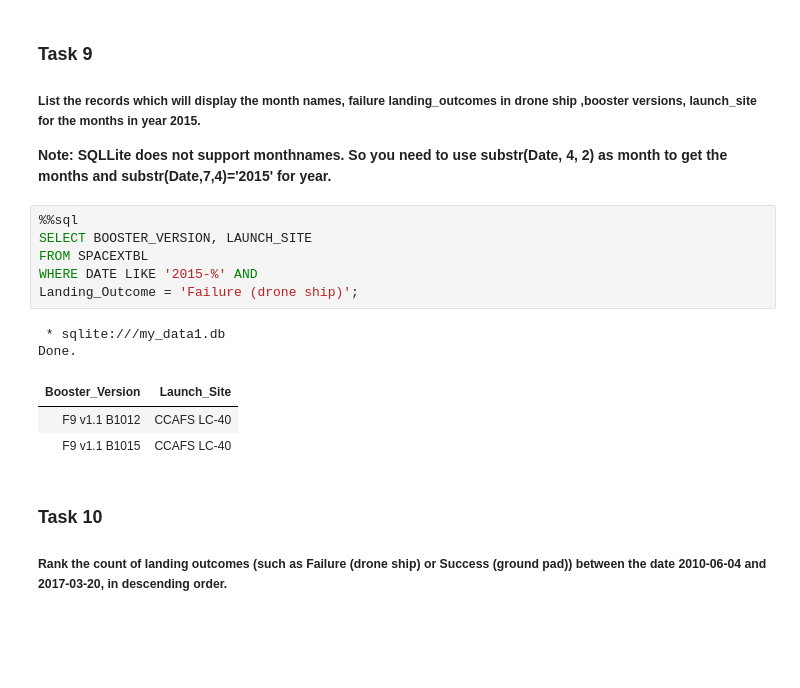
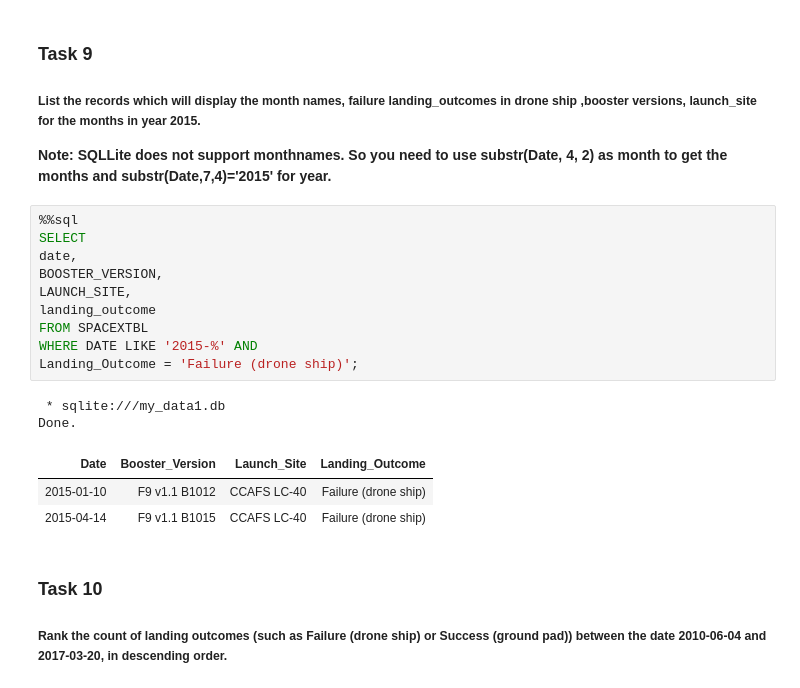
Before and after one commit to joaoperna/IBM-Data-Science-Certification, a Jupyter notebook: Curso 10/Modulo 2 jupyter-labs-eda-sql-coursera_sqllite.ipynb, the cells around one changed output. Saved outputs shown, nothing was run; the diff lists cells and outputs as text; blank space fills up the shorter version.

```diff
--- a/Curso 10/Modulo 2 jupyter-labs-eda-sql-coursera_sqllite.ipynb
+++ b/Curso 10/Modulo 2 jupyter-labs-eda-sql-coursera_sqllite.ipynb
@@ -270,16 +319,20 @@ Done.
 **Note: SQLLite does not support monthnames. So you need to use  substr(Date, 4, 2) as month to get the months and substr(Date,7,4)='2015' for year.**
 # %%
 %%sql
-SELECT BOOSTER_VERSION, LAUNCH_SITE
+SELECT
+date,
+BOOSTER_VERSION,
+LAUNCH_SITE,
+landing_outcome
 FROM SPACEXTBL
 WHERE DATE LIKE '2015-%' AND
 Landing_Outcome = 'Failure (drone ship)';
 # %% [output]
  * sqlite:///my_data1.db
 Done.
-| Booster_Version | Launch_Site |
-| F9 v1.1 B1012 | CCAFS LC-40 |
-| F9 v1.1 B1015 | CCAFS LC-40 |
+| Date | Booster_Version | Launch_Site | Landing_Outcome |
+| 2015-01-10 | F9 v1.1 B1012 | CCAFS LC-40 | Failure (drone ship) |
+| 2015-04-14 | F9 v1.1 B1015 | CCAFS LC-40 | Failure (drone ship) |
 # %% [markdown]
 ### Task 10
 
```
Also changed, not shown: parts of 12 cells of this notebook, 6 other files.
